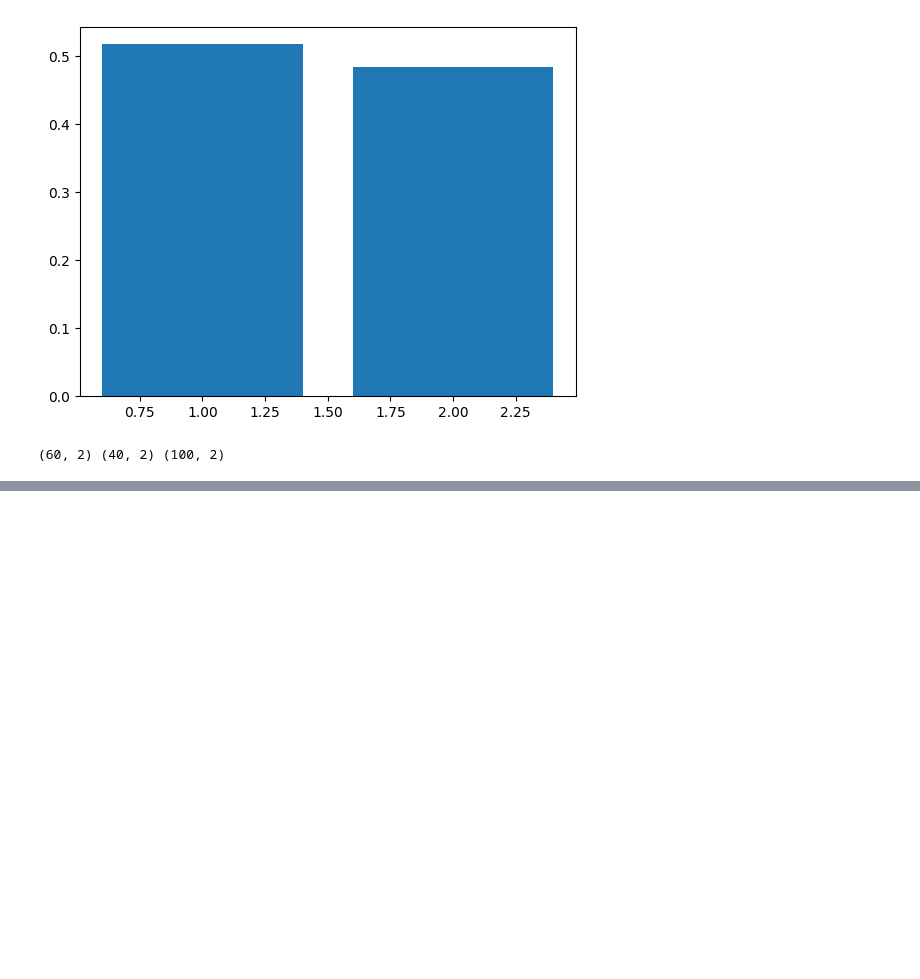
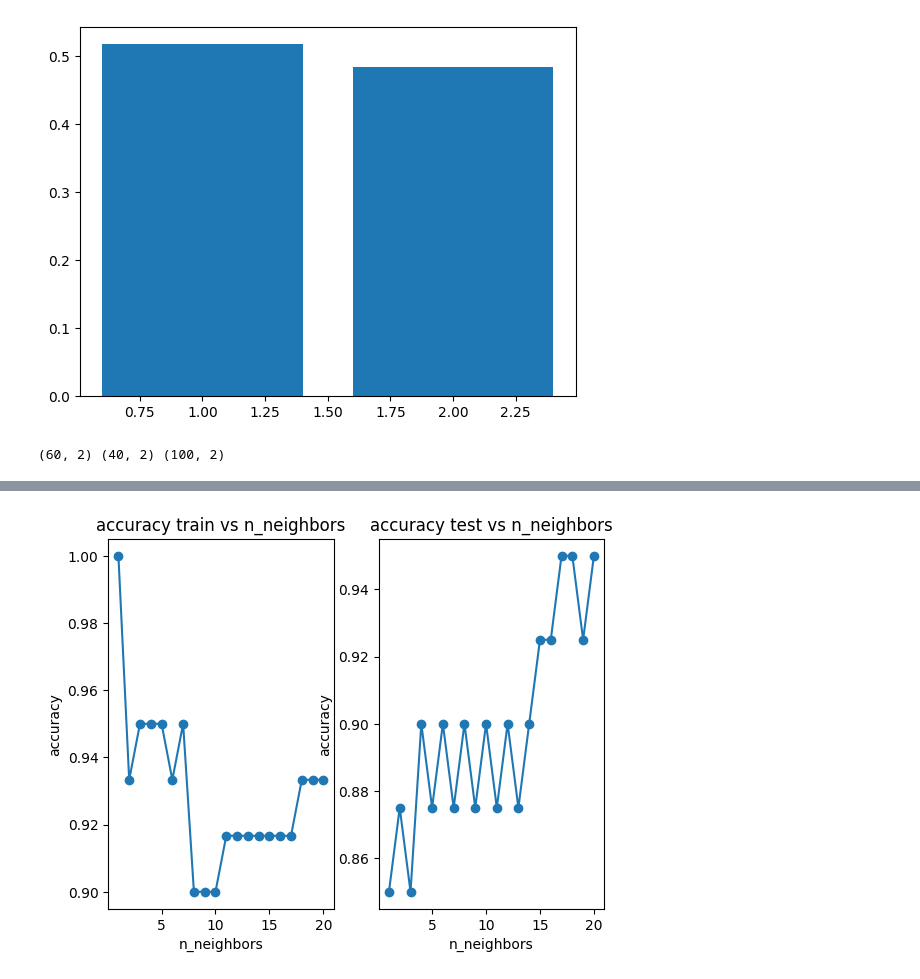
Before and after one commit to zhaopeng-test/ai, a Jupyter notebook: evaluation-and-optimization/test2.ipynb, the cells around one changed output, grey strips where cells are left out. Saved outputs shown, nothing was run; the diff lists cells and outputs as text; code cells hidden in the pictures; blank space fills up the shorter version.

```diff
--- a/evaluation-and-optimization/test2.ipynb
+++ b/evaluation-and-optimization/test2.ipynb
@@ -105,0 +209,17 @@ print(x_train.shape,x_test.shape,x.shape)
+# %%
+
+fig6 = plt.figure()
+plt.subplot(121)
+plt.plot(n, accuracy_train, marker='o')
+plt.title('accuracy train vs n_neighbors')
+plt.xlabel('n_neighbors')
+plt.ylabel('accuracy')
+
+plt.subplot(122)
+plt.plot(n, accuracy_test, marker='o')
+plt.title('accuracy test vs n_neighbors')
+plt.xlabel('n_neighbors')
+plt.ylabel('accuracy')
+plt.show()
+# %% [output]
+[figure, added]
```
Also changed, not shown: parts of 9 cells of this notebook, 1 other file.
